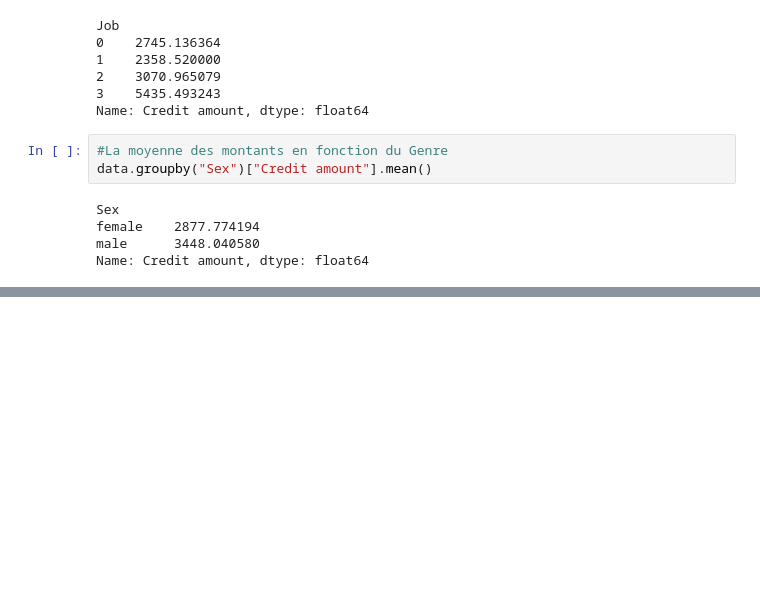
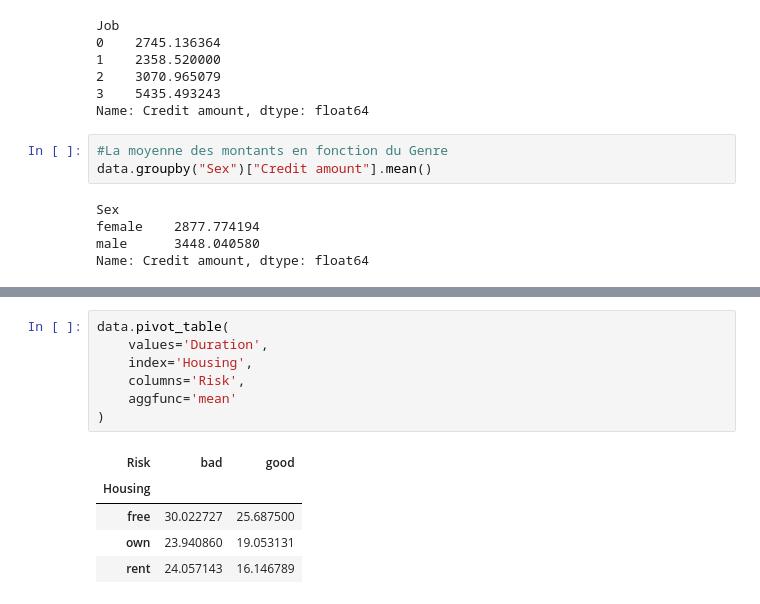
Before and after one commit to OAboubakari/credit_scoring, a Jupyter notebook: analyse_de_donnees.ipynb, the cells around one changed output, grey strips where cells are left out. Saved outputs shown, nothing was run; the diff lists cells and outputs as text; blank space fills up the shorter version.

```diff
--- a/analyse_de_donnees.ipynb
+++ b/analyse_de_donnees.ipynb
@@ -255,0 +288,13 @@ Name: Credit amount, dtype: float64
+# %%
+data.pivot_table(
+    values='Duration',
+    index='Housing',
+    columns='Risk',
+    aggfunc='mean'
+)
+# %% [output]
+| Risk | bad | good |
+| Housing |  |  |
+| free | 30.022727 | 25.687500 |
+| own | 23.940860 | 19.053131 |
+| rent | 24.057143 | 16.146789 |
```
Also changed, not shown: parts of 2 cells of this notebook.
